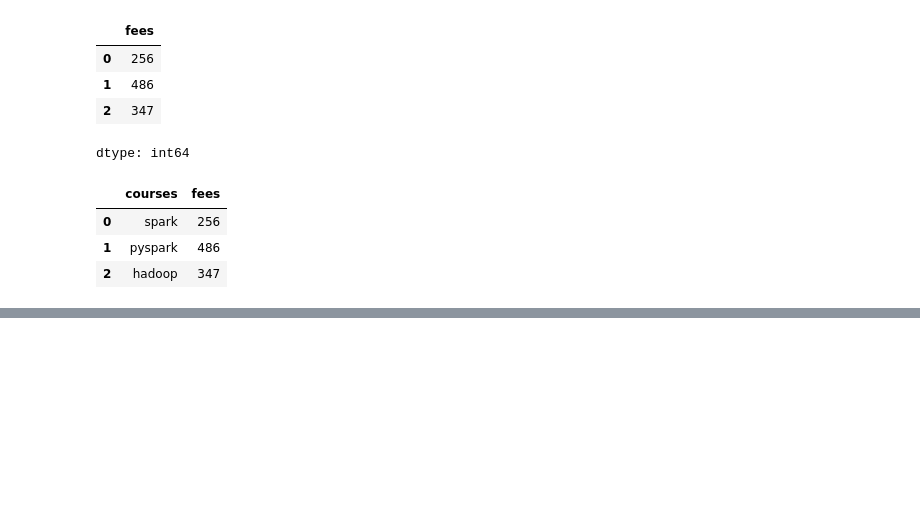
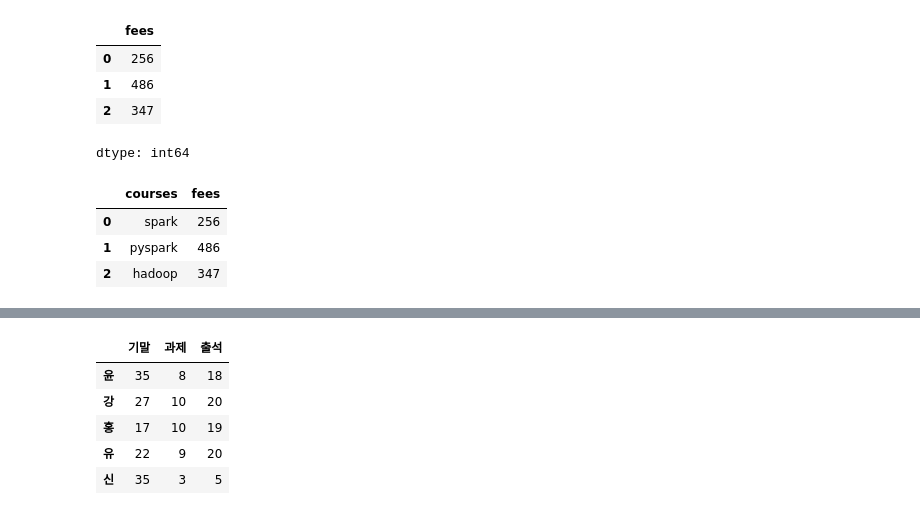
Before and after one commit to yeojeong735/2025-1-BD, a Jupyter notebook: inclass/02w_0317_pandas_basic.ipynb, the cells around one changed output, grey strips where cells are left out. Drawn from its saved outputs; the diff is of its cells as text; code cells hidden in the pictures; blank space fills up the shorter version.

```diff
--- a/inclass/02w_0317_pandas_basic.ipynb
+++ b/inclass/02w_0317_pandas_basic.ipynb
@@ -297,0 +612,9 @@ df
+# %%
+pf.loc[:, pf.columns[1:]]
+# %% [output]
+|  | 기말 | 과제 | 출석 |
+| 윤 | 35 | 8 | 18 |
+| 강 | 27 | 10 | 20 |
+| 홍 | 17 | 10 | 19 |
+| 유 | 22 | 9 | 20 |
+| 신 | 35 | 3 | 5 |
```
Also changed, not shown: parts of 54 cells of this notebook.
